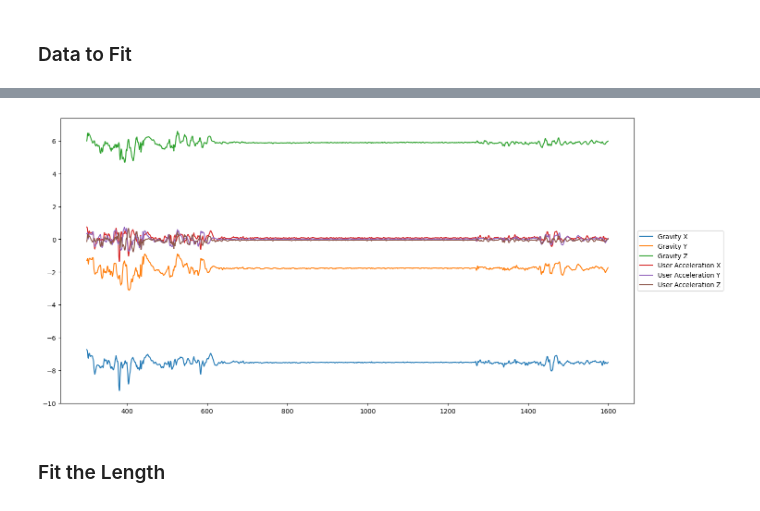
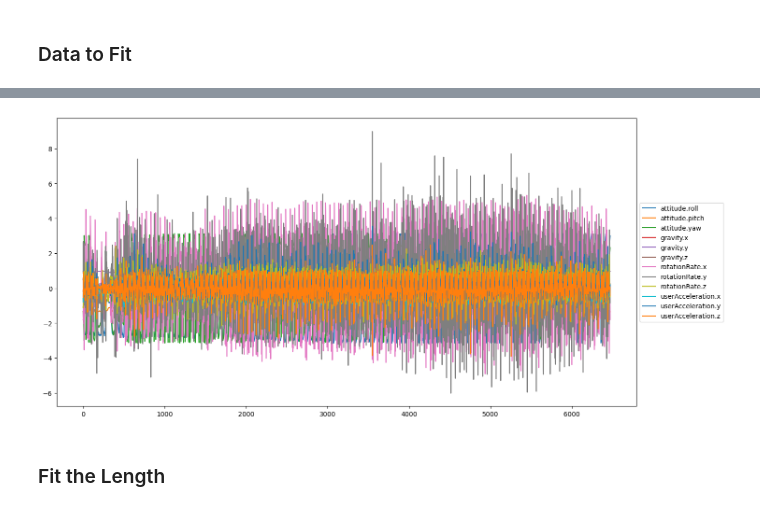
Before and after one commit to rayhannarindran/fitmotion_model, a Jupyter notebook: src/dataset_fitting.ipynb, the cells around one changed output, grey strips where cells are left out. Cells and saved outputs as stored; diff of their text form; code cells hidden in the pictures.

```diff
--- a/src/dataset_fitting.ipynb
+++ b/src/dataset_fitting.ipynb
@@ -5,15 +5,15 @@ from sklearn.linear_model import LinearRegression
 # %% [markdown]
 # Parameters
 # %%
-reduced = True
-dataset_to_fit = 'html_data'
+reduced = False
+dataset_to_fit = 'android_data_latest'
 if dataset_to_fit == 'html_data':
     device = 'iphone'
-data_type = 'sit'
-data_fit_num = 1
+data_type = 'wlk'
+data_fit_num = 5
 
-dataset_source_type = 'sit_5'
-dataset_source_num = 1
+dataset_source_type = 'wlk_7'
+dataset_source_num = 4
 # %% [markdown]
 # Load Data
 # %% [markdown]
@@ -84,11 +98,10 @@ data_to_fit = data_to_fit.iloc[300:1600]
 # %%
-# Plot data
 plt.figure(figsize=(16, 8))
-plt.plot(data_to_fit)
-plt.legend(data_to_fit.columns, loc='center left', bbox_to_anchor=(1, 0.5))
+plt.plot(data_source)
+plt.legend(data_source.columns, loc='center left', bbox_to_anchor=(1, 0.5))
 plt.show()
 # %% [output]
-[figure, old version]
+[figure, new version]
 # %% [markdown]
 ### Fit the Length
 # %%
```
Also changed, not shown: parts of 8 cells of this notebook, 6 other files.
